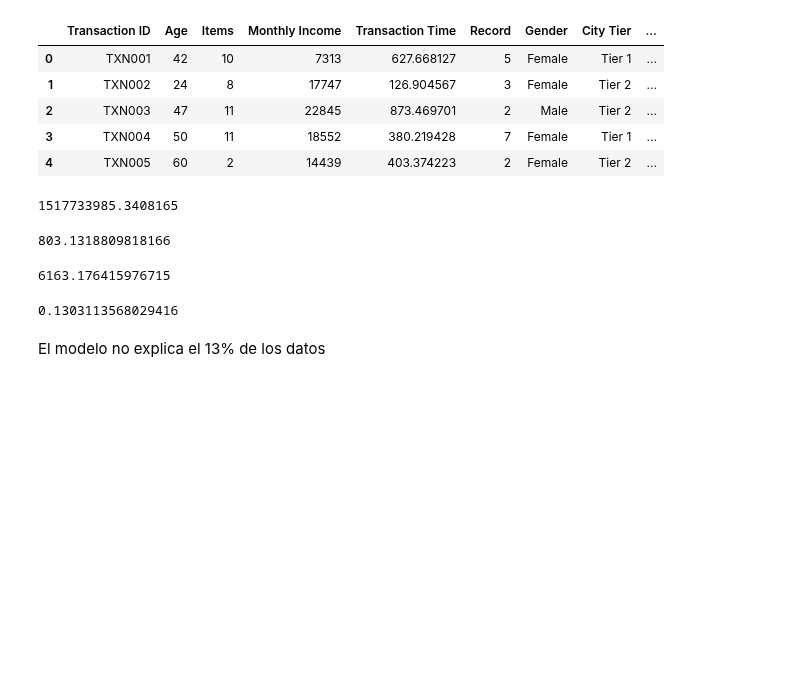
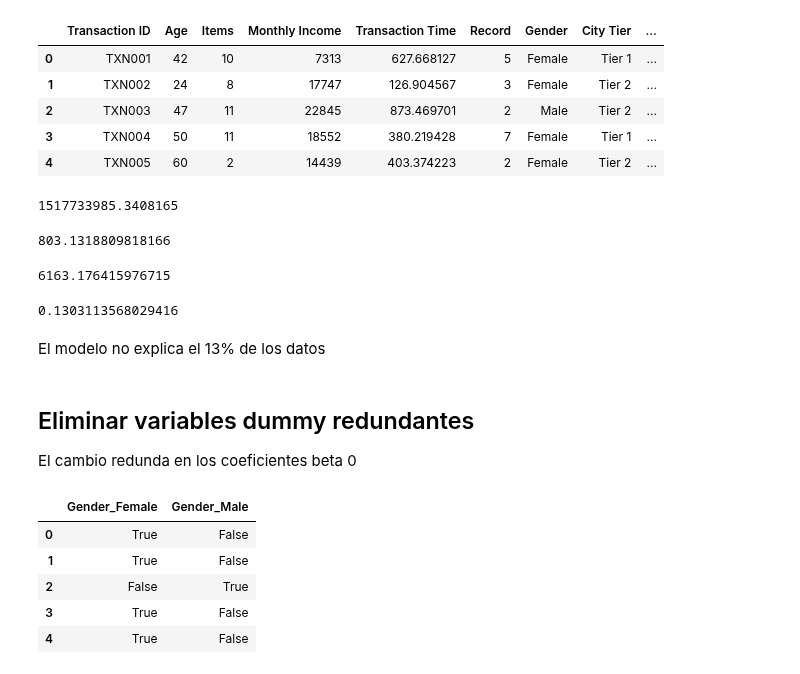
Before and after one commit to Chefi/python-ml-course, a Jupyter notebook: notebooks/Modelos de Regresion en Python Mi Notebook.ipynb, the cells around one changed output. Drawn from its saved outputs; the diff is of its cells as text; code cells hidden in the pictures; blank space fills up the shorter version.

```diff
--- a/notebooks/Modelos de Regresion en Python Mi Notebook.ipynb
+++ b/notebooks/Modelos de Regresion en Python Mi Notebook.ipynb
@@ -927,3 +927,18 @@ RSE/sales_mean
 0.1303113568029416
 # %% [markdown]
 El modelo no explica el 13% de los datos
+# %% [markdown]
+## Eliminar variables dummy redundantes
+
+El cambio redunda en los coeficientes beta 0
+# %%
+dummy_gender = pd.get_dummies(df["Gender"], prefix = "Gender")
+# %%
+dummy_gender.head()
+# %% [output]
+|  | Gender_Female | Gender_Male |
+| 0 | True | False |
+| 1 | True | False |
+| 2 | False | True |
+| 3 | True | False |
+| 4 | True | False |
```
Also changed, not shown: parts of 22 cells of this notebook.
